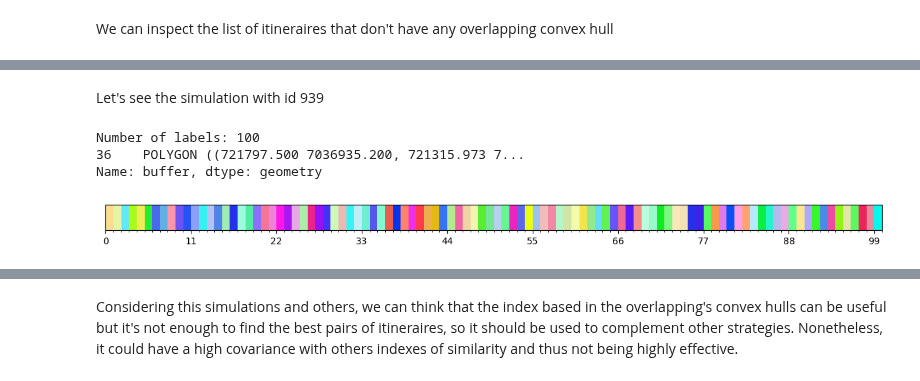
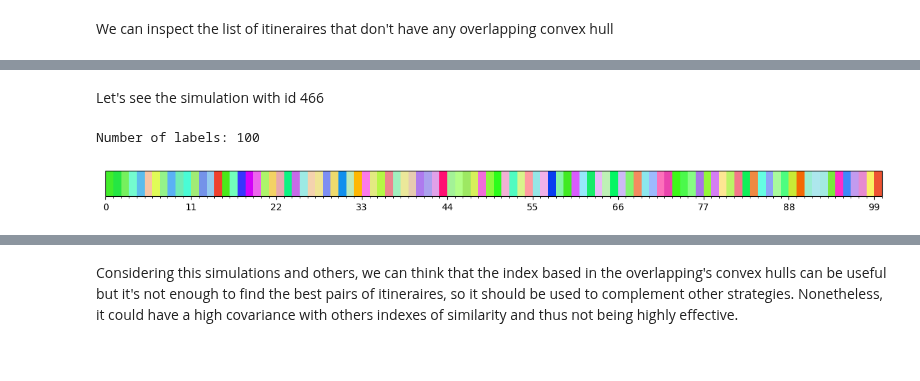
Before and after one commit to Universite-Gustave-Eiffel/geodev-logicout, a Jupyter notebook: notebooks/convex_hull.ipynb, the cells around one changed output, grey strips where cells are left out. Saved outputs shown, nothing was run; the diff lists cells and outputs as text; code cells hidden in the pictures.

```diff
--- a/notebooks/convex_hull.ipynb
+++ b/notebooks/convex_hull.ipynb
@@ -174,19 +163,17 @@ array([  466,   727,   891,   906,   908,   913,   938,   939,   999,
 # %% [markdown]
-Let's see the simulation with id 939
+Let's see the simulation with id 466
 # %%
-sample3 = use_data.get_itineraire(939,geo_df)
+sample3 = use_data.get_itineraire(938,geo_df)
 sample3_map, sample3_dataframe =  aux_plot.map_gdf_mutualisables(sample3,geo_df)
 
 sample3_gdf= IsInclude.IsIn_tournee_gdf(sample3,geo_df,radius,type)
 sample3_envelopes = indexes.jacaard_index(sample3, sample3_gdf,buffer_hull)
 sample3 = gpd.GeoDataFrame(sample3,geometry=sample3['itineraire'].map(wkt.loads))
 sample3 = gpd.GeoDataFrame(sample3,geometry=sample3.geometry.buffer(1000).convex_hull)
 
 m = sample3_envelopes.explore(
     tiles='CartoDB positron', column='id_simulation_right', categorical=True,style_kwds=dict(fill=True, stroke=True,weight=2))
 m = sample3.explore(m=m,tiles='CartoDB positron',style_kwds=dict(fill=True,opacity=0.5, stroke=True,weight=4,color='black'))
 # %% [output]
 Number of labels: 100
-36    POLYGON ((721797.500 7036935.200, 721315.973 7...
-Name: buffer, dtype: geometry
-[figure, old version]
+[figure, new version]
```
Also changed, not shown: parts of 18 cells of this notebook.
